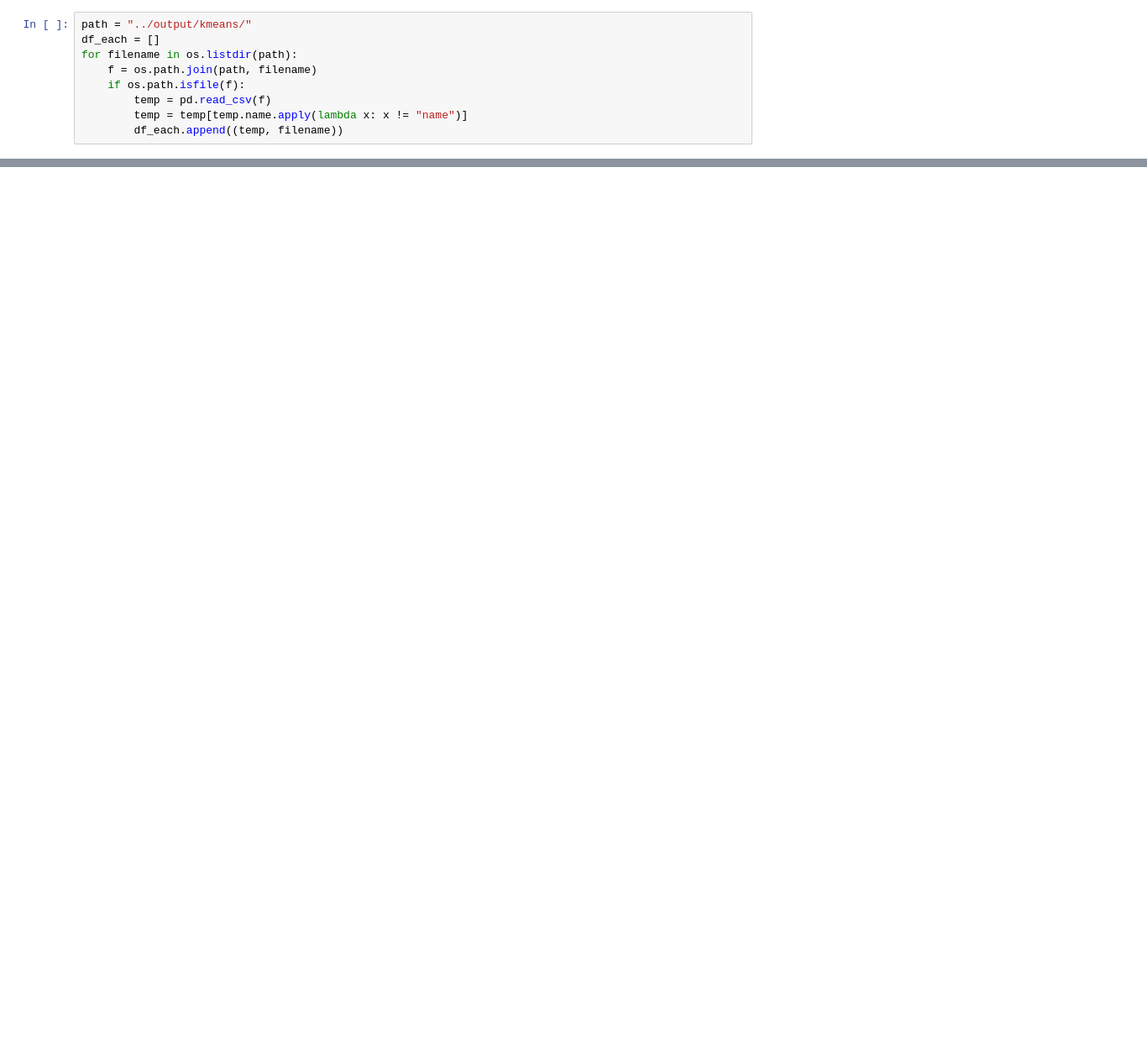
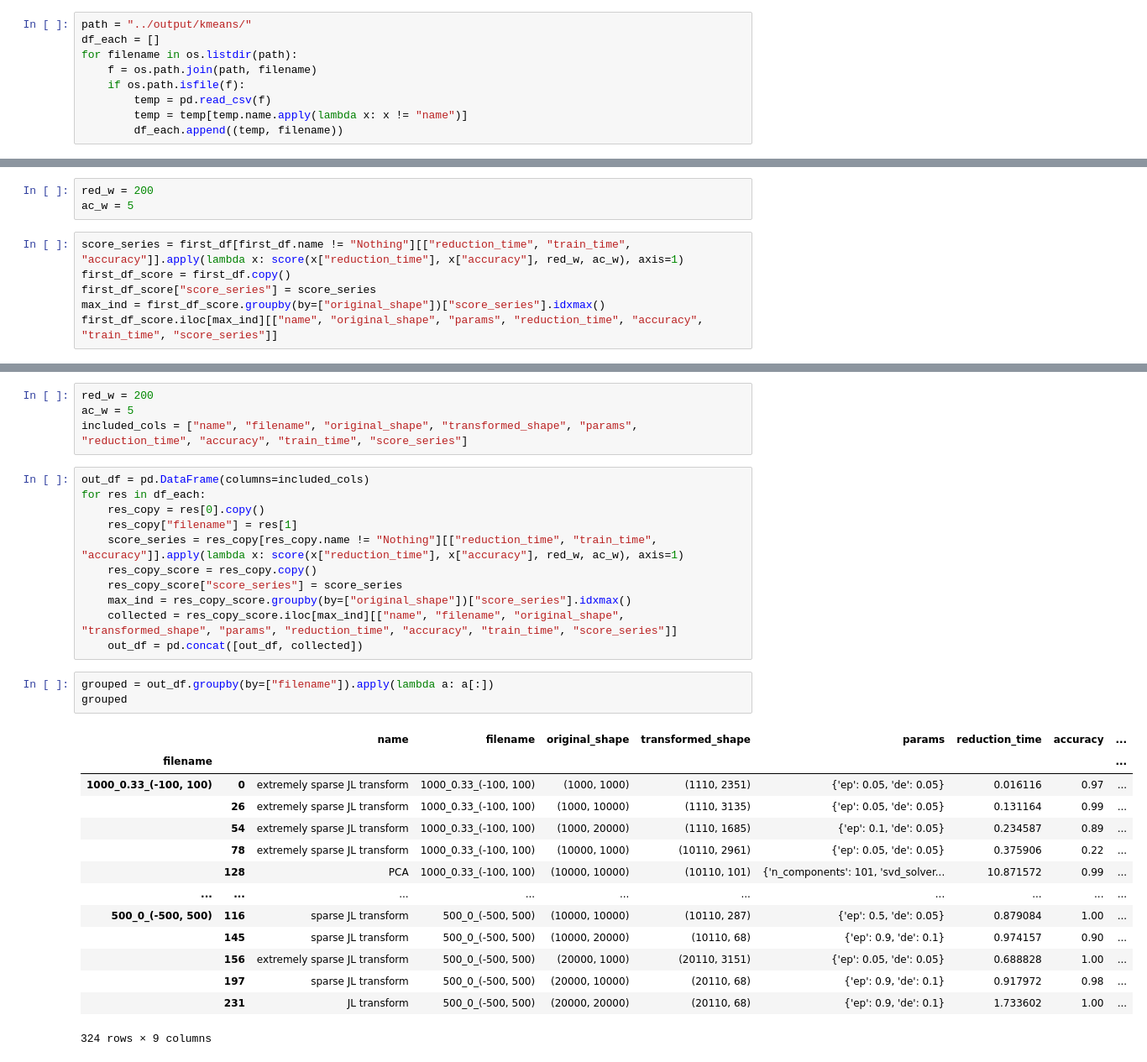
Before and after one commit to bhumsoonjun/data-sci-proj, a Jupyter notebook: analysis/kmeans_analysis.ipynb, the cells around one changed output, grey strips where cells are left out. Shown at 84% size. Saved outputs shown, nothing was run; the diff lists cells and outputs as text; blank space fills up the shorter version.

```diff
--- a/analysis/kmeans_analysis.ipynb
+++ b/analysis/kmeans_analysis.ipynb
@@ -121,0 +126,9 @@ minops(10000000000, 0)
+# %%
+red_w = 200
+ac_w = 5
+# %%
+score_series = first_df[first_df.name != "Nothing"][["reduction_time", "train_time", "accuracy"]].apply(lambda x: score(x["reduction_time"], x["accuracy"], red_w, ac_w), axis=1)
+first_df_score = first_df.copy()
+first_df_score["score_series"] = score_series
+max_ind = first_df_score.groupby(by=["original_shape"])["score_series"].idxmax()
+first_df_score.iloc[max_ind][["name", "original_shape", "params", "reduction_time", "accuracy", "train_time", "score_series"]]
@@ -121,0 +155,33 @@ minops(10000000000, 0)
+# %%
+red_w = 200
+ac_w = 5
+included_cols = ["name", "filename", "original_shape", "transformed_shape", "params", "reduction_time", "accuracy", "train_time", "score_series"]
+# %%
+out_df = pd.DataFrame(columns=included_cols)
+for res in df_each:
+    res_copy = res[0].copy()
+    res_copy["filename"] = res[1]
+    score_series = res_copy[res_copy.name != "Nothing"][["reduction_time", "train_time", "accuracy"]].apply(lambda x: score(x["reduction_time"], x["accuracy"], red_w, ac_w), axis=1)
+    res_copy_score = res_copy.copy()
+    res_copy_score["score_series"] = score_series
+    max_ind = res_copy_score.groupby(by=["original_shape"])["score_series"].idxmax()
+    collected = res_copy_score.iloc[max_ind][["name", "filename", "original_shape", "transformed_shape", "params", "reduction_time", "accuracy", "train_time", "score_series"]]
+    out_df = pd.concat([out_df, collected])
+# %%
+grouped = out_df.groupby(by=["filename"]).apply(lambda a: a[:])
+grouped
+# %% [output]
+|  |  | name | filename | original_shape | transformed_shape | params | reduction_time | accuracy | ... |
+| filename |  |  |  |  |  |  |  |  | ... |
+| 1000_0.33_(-100, 100) | 0 | extremely sparse JL transform | 1000_0.33_(-100, 100) | (1000, 1000) | (1110, 2351) | {'ep': 0.05, 'de': 0.05} | 0.016116 | 0.97 | ... |
+|  | 26 | extremely sparse JL transform | 1000_0.33_(-100, 100) | (1000, 10000) | (1110, 3135) | {'ep': 0.05, 'de': 0.05} | 0.131164 | 0.99 | ... |
+|  | 54 | extremely sparse JL transform | 1000_0.33_(-100, 100) | (1000, 20000) | (1110, 1685) | {'ep': 0.1, 'de': 0.05} | 0.234587 | 0.89 | ... |
+|  | 78 | extremely sparse JL transform | 1000_0.33_(-100, 100) | (10000, 1000) | (10110, 2961) | {'ep': 0.05, 'de': 0.05} | 0.375906 | 0.22 | ... |
+|  | 128 | PCA | 1000_0.33_(-100, 100) | (10000, 10000) | (10110, 101) | {'n_components': 101, 'svd_solver... | 10.871572 | 0.99 | ... |
+| ... | ... | ... | ... | ... | ... | ... | ... | ... | ... |
+| 500_0_(-500, 500) | 116 | sparse JL transform | 500_0_(-500, 500) | (10000, 10000) | (10110, 287) | {'ep': 0.5, 'de': 0.05} | 0.879084 | 1.00 | ... |
+|  | 145 | sparse JL transform | 500_0_(-500, 500) | (10000, 20000) | (10110, 68) | {'ep': 0.9, 'de': 0.1} | 0.974157 | 0.90 | ... |
+|  | 156 | extremely sparse JL transform | 500_0_(-500, 500) | (20000, 1000) | (20110, 3151) | {'ep': 0.05, 'de': 0.05} | 0.688828 | 1.00 | ... |
+|  | 197 | sparse JL transform | 500_0_(-500, 500) | (20000, 10000) | (20110, 68) | {'ep': 0.9, 'de': 0.1} | 0.917972 | 0.98 | ... |
+|  | 231 | JL transform | 500_0_(-500, 500) | (20000, 20000) | (20110, 68) | {'ep': 0.9, 'de': 0.1} | 1.733602 | 1.00 | ... |
+324 rows × 9 columns
```
Also changed, not shown: parts of 19 cells of this notebook, 39 other files.
